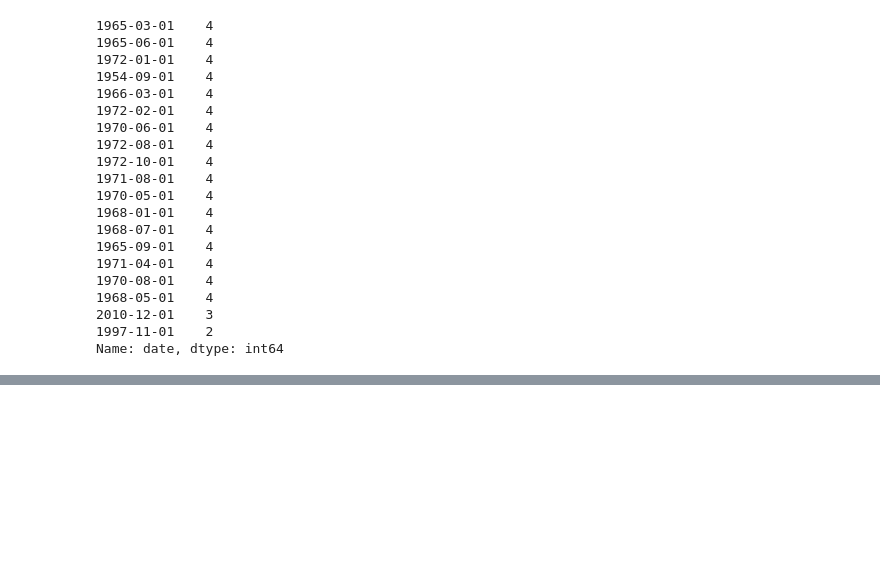
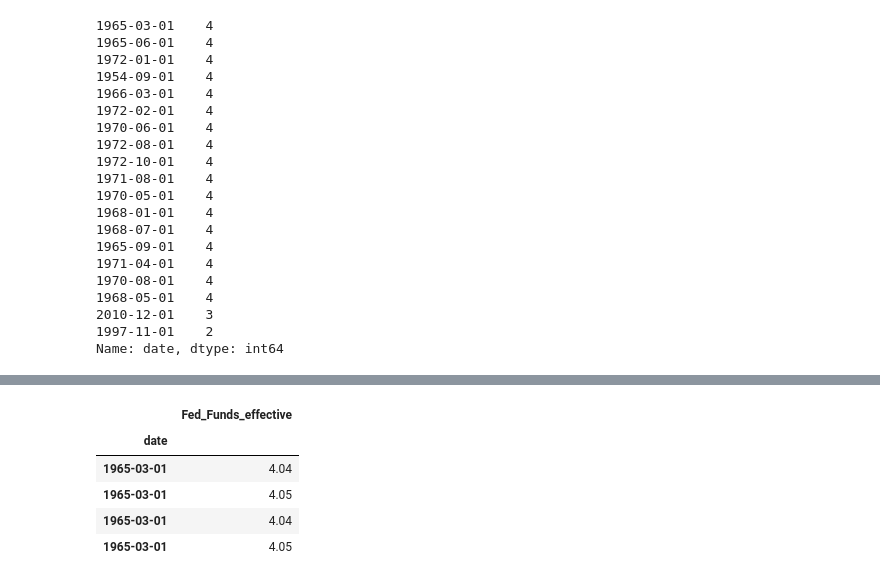
Before and after one commit to albertopuentes/small-side-projects, a Jupyter notebook: Fed_vs_Equities.ipynb, the cells around one changed output, grey strips where cells are left out. Saved outputs shown, nothing was run; the diff lists cells and outputs as text; code cells hidden in the pictures; blank space fills up the shorter version.

```diff
--- a/Fed_vs_Equities.ipynb
+++ b/Fed_vs_Equities.ipynb
@@ -282,0 +288,10 @@ Name: date, dtype: int64
+# %%
+# pull these observations
+df.loc['1965-03-01']
+# %% [output]
+|  | Fed_Funds_effective |
+| date |  |
+| 1965-03-01 | 4.04 |
+| 1965-03-01 | 4.05 |
+| 1965-03-01 | 4.04 |
+| 1965-03-01 | 4.05 |
```
Also changed, not shown: parts of 4 cells of this notebook.
